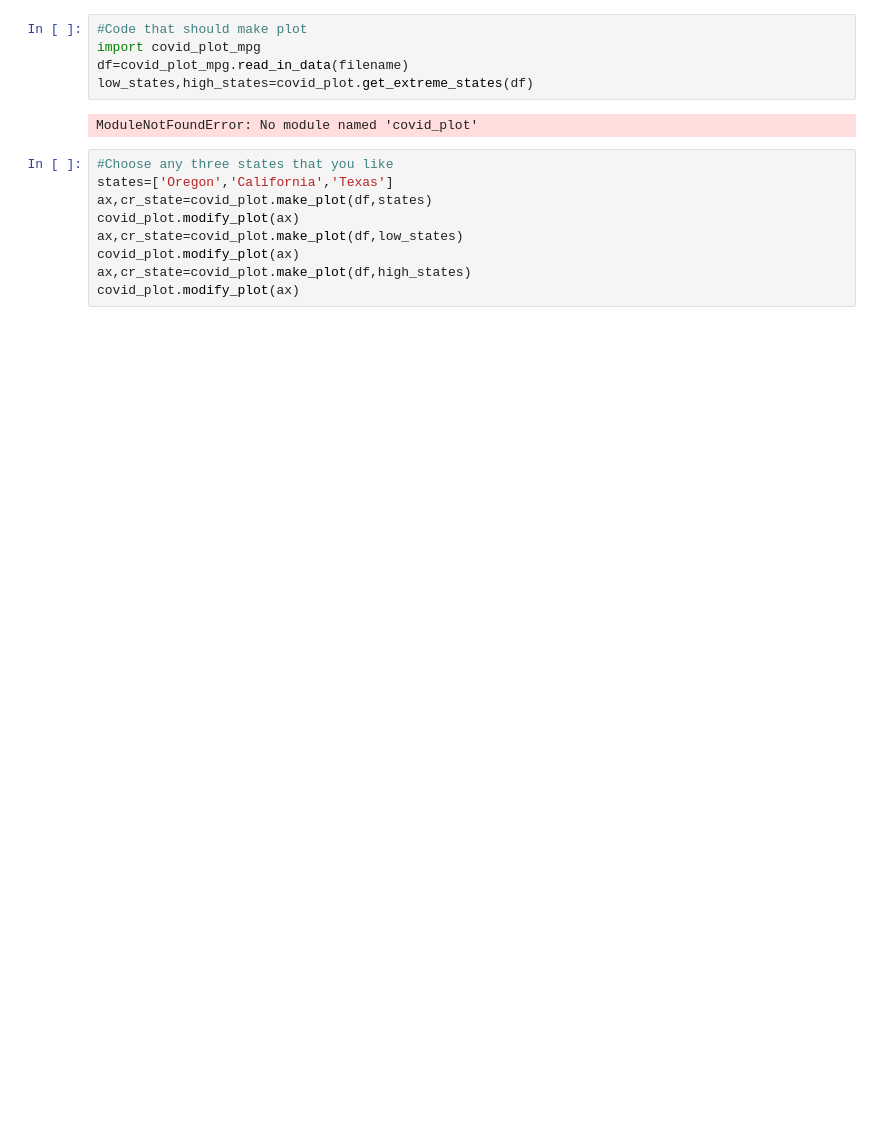
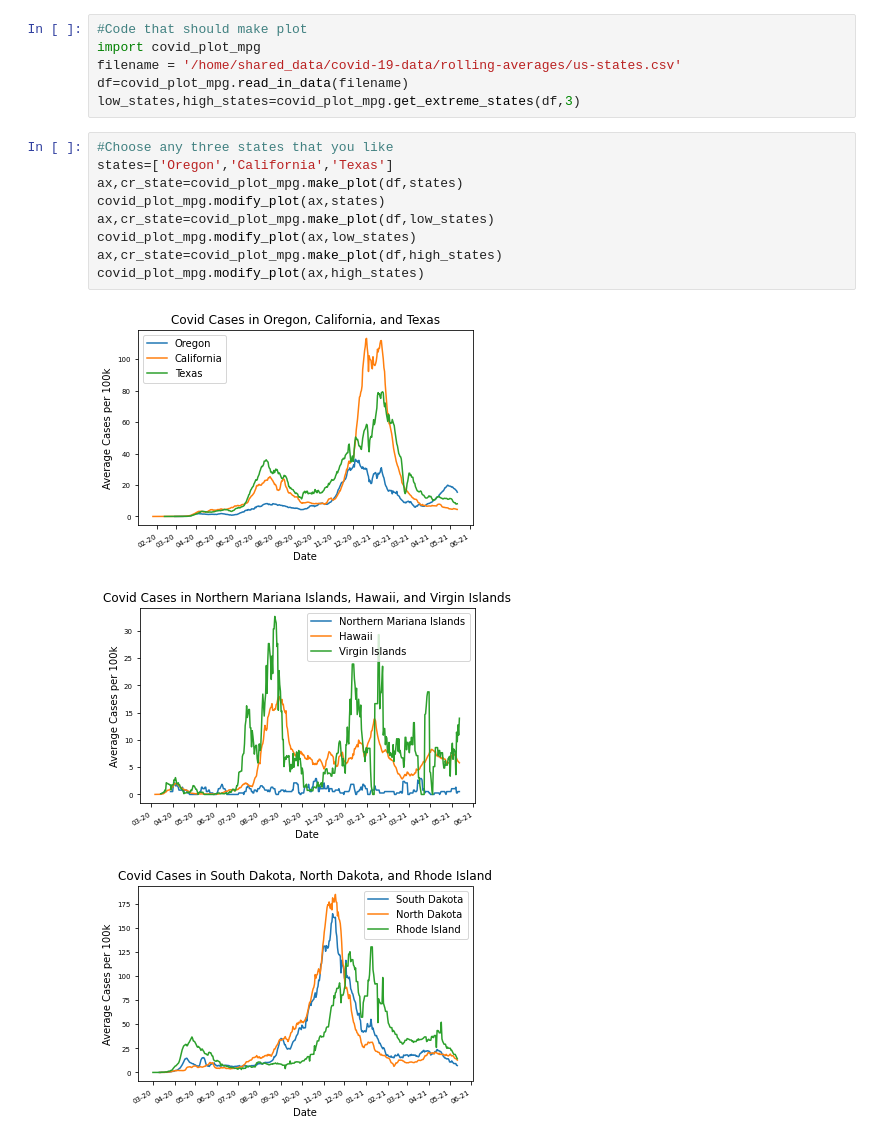
Before and after one commit to alvarant/covid-19-data, a Jupyter notebook: covid_mpg.ipynb, the cells around one changed output. Saved outputs shown, nothing was run; the diff lists cells and outputs as text; blank space fills up the shorter version.

```diff
--- a/covid_mpg.ipynb
+++ b/covid_mpg.ipynb
@@ -1,19 +1,22 @@
 # %%
 #Code that should make plot
 import covid_plot_mpg
+filename = '/home/shared_data/covid-19-data/rolling-averages/us-states.csv'
 df=covid_plot_mpg.read_in_data(filename)
-low_states,high_states=covid_plot.get_extreme_states(df)
+low_states,high_states=covid_plot_mpg.get_extreme_states(df,3)
-# %% [output]
-ModuleNotFoundError: No module named 'covid_plot'
 # %%
 #Choose any three states that you like
 states=['Oregon','California','Texas']
-ax,cr_state=covid_plot.make_plot(df,states)
-covid_plot.modify_plot(ax)
-ax,cr_state=covid_plot.make_plot(df,low_states)
-covid_plot.modify_plot(ax)
-ax,cr_state=covid_plot.make_plot(df,high_states)
-covid_plot.modify_plot(ax)
+ax,cr_state=covid_plot_mpg.make_plot(df,states)
+covid_plot_mpg.modify_plot(ax,states)
+ax,cr_state=covid_plot_mpg.make_plot(df,low_states)
+covid_plot_mpg.modify_plot(ax,low_states)
+ax,cr_state=covid_plot_mpg.make_plot(df,high_states)
+covid_plot_mpg.modify_plot(ax,high_states)
+# %% [output]
+[figure, added]
+[figure, added]
+[figure, added]
 # %%
 import pandas as pd
 import matplotlib.pyplot as plt
```
Also changed, not shown: parts of 2 cells of this notebook, 1 other file.
